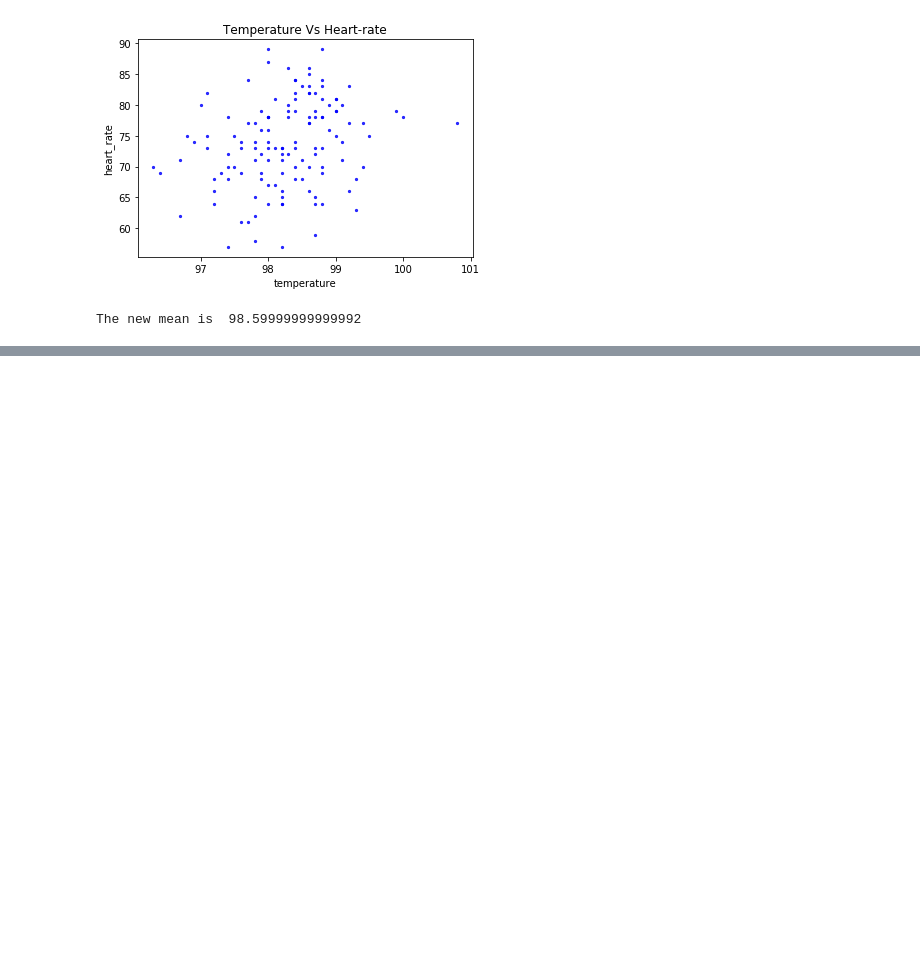
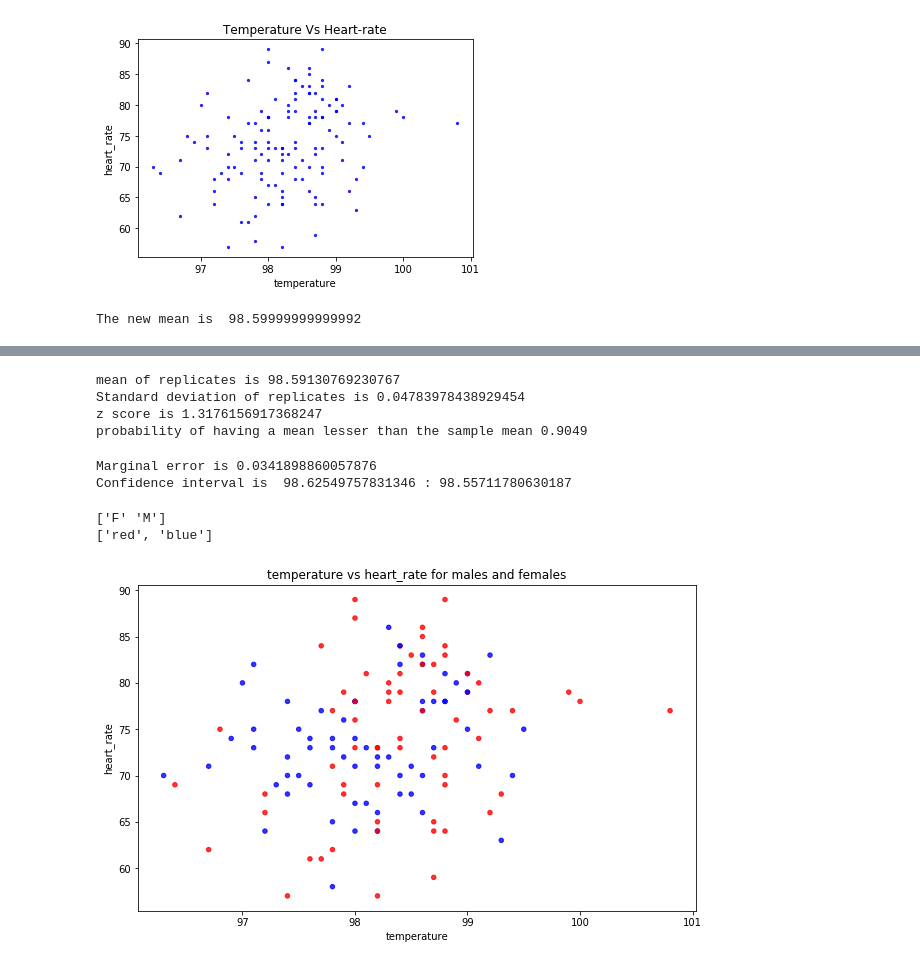
Before and after one commit to dzekem/Inferential-Statistics-on-Human-temperature, a Jupyter notebook: sliderule_dsi_inferential_statistics_exercise_1.ipynb, the cells around one changed output, grey strips where cells are left out. Cells and saved outputs as stored; diff of their text form; code cells hidden in the pictures; blank space fills up the shorter version.

```diff
--- a/sliderule_dsi_inferential_statistics_exercise_1.ipynb
+++ b/sliderule_dsi_inferential_statistics_exercise_1.ipynb
@@ -174,0 +248,21 @@ p_value=  0.5110
+# %%
+# z score with the 10 samples
+bs_replicates = draw_bs_reps(df['mean subtract'], np.mean, 10)
+print('mean of replicates is', bs_replicates.mean())     # which is still same as the hypothesis testing value.
+print('Standard deviation of replicates is', bs_replicates.std())
+# with samller sample space, the most suitable is t tes
+sample_mean = 98.59
+sample_size = 10
+population_mean = 98.25
+sample_std = 0.062
+z_score = (98.5 - 98.25) / (0.06 * math.sqrt(10))
+print('z score is', z_score)
+# from the left z table
+# probability of having a mean lower than the sample mean is 0.9049
+print('probability of having a mean lesser than the sample mean 0.9049')
+# the probability of having a mean greater than the sample mean is 0.10 which is the same approximate made by t test
+# %% [output]
+mean of replicates is 98.59130769230767
+Standard deviation of replicates is 0.04783978438929454
+z score is 1.3176156917368247
+probability of having a mean lesser than the sample mean 0.9049
@@ -174,0 +271,31 @@ p_value=  0.5110
+# %%
+# Margin of error and confidence interval using the 10 random variables using the t test
+# Considering the 95% confidence interval
+t_value = 2.26 # from the t table using 9 ad df and 0.025
+std = bs_replicates.std()
+ME = 2.26 * (std/math.sqrt(10))
+print('Marginal error is', ME)
+
+# confidence interval
+mean = bs_replicates.mean()
+CI_1 = mean + ME
+CI_2 = mean - ME
+print('Confidence interval is ', CI_1, ':', CI_2)
+# %% [output]
+Marginal error is 0.0341898860057876
+Confidence interval is  98.62549757831346 : 98.55711780630187
+# %%
+# Difference between male and female temperatures
+cm = plt.cm.RdBu
+cm_bright = (ListedColormap(['red', 'blue']))
+print(df['gender'].unique())
+print(cm_bright.colors)
+df.plot.scatter('temperature','heart_rate',c=[cm_bright.colors[i] for i in df.gender=="M"],alpha=0.8, marker='o', figsize=(10,6))
+plt.xlabel('temperature')
+plt.ylabel('heart_rate')
+plt.title('temperature vs heart_rate for males and females')
+plt.show()
+# %% [output]
+['F' 'M']
+['red', 'blue']
+[figure, added]
```
Also changed, not shown: parts of 13 cells of this notebook.
